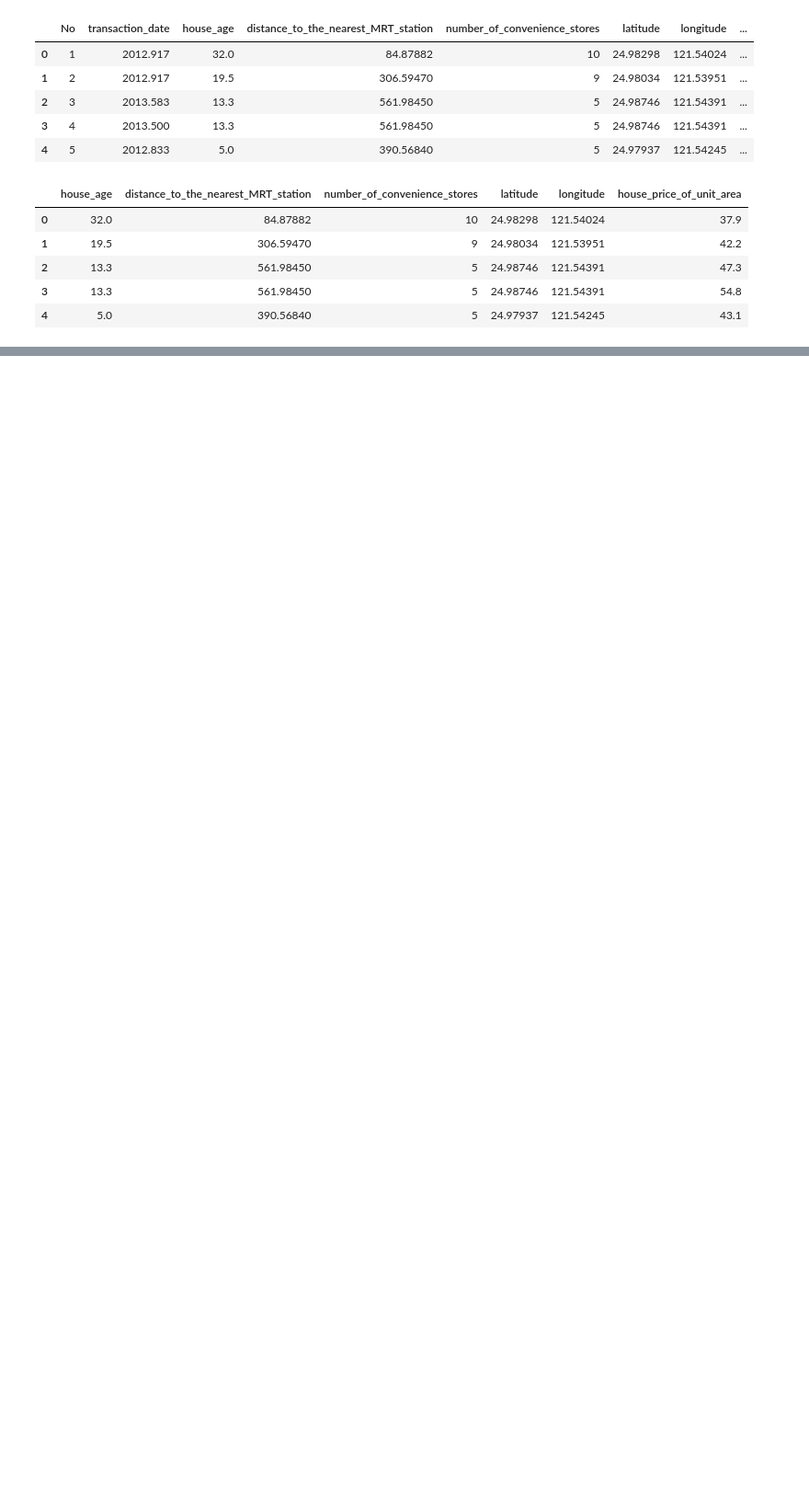
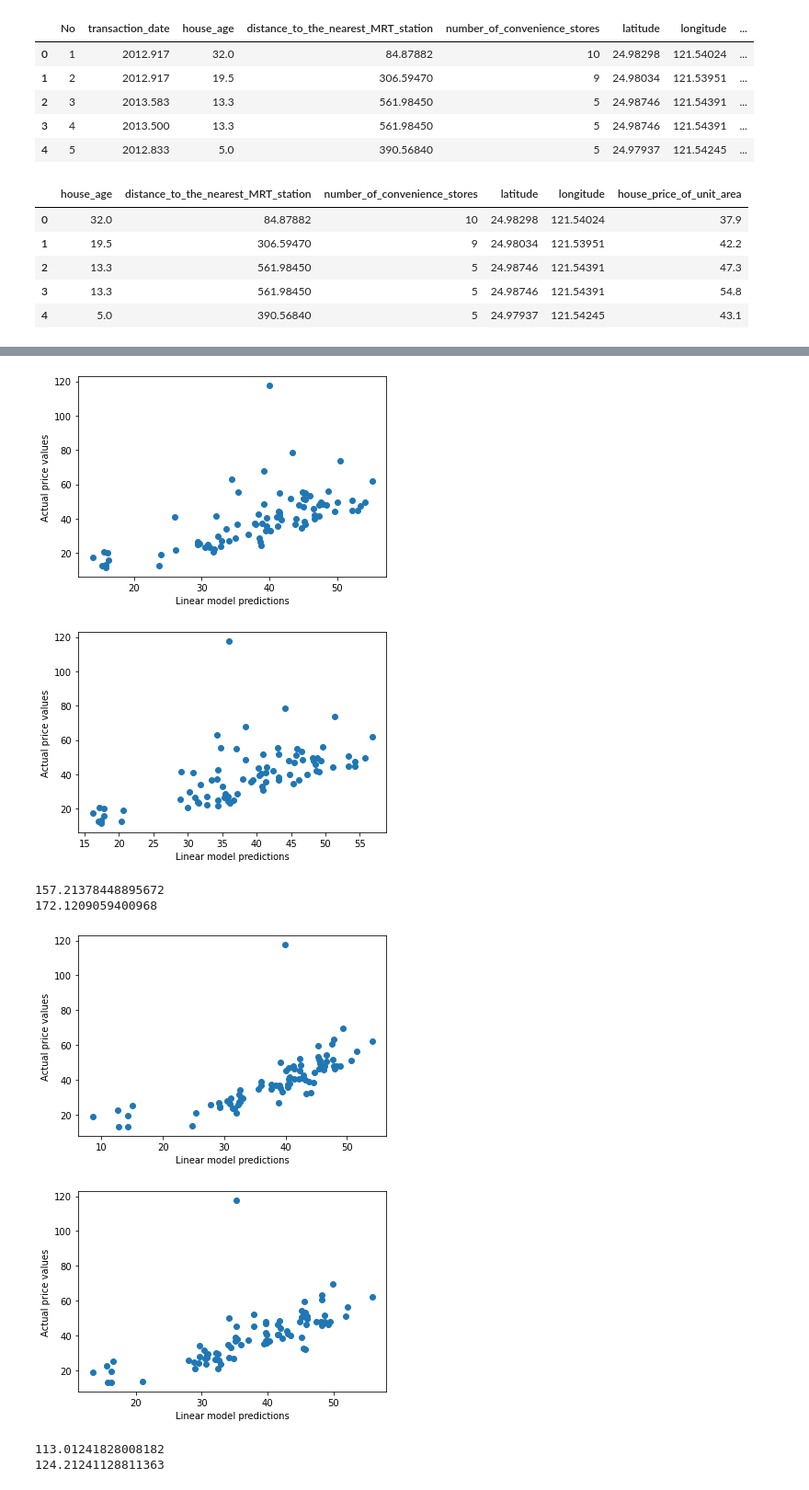
Before and after one commit to morgangant16/DATA-445, a Jupyter notebook: Homework/Homework_1.ipynb, the cells around one changed output, grey strips where cells are left out. Shown at 92% size. Saved outputs shown, nothing was run; the diff lists cells and outputs as text; code cells hidden in the pictures; blank space fills up the shorter version.

```diff
--- a/Homework/Homework_1.ipynb
+++ b/Homework/Homework_1.ipynb
@@ -45,0 +116,57 @@ x_train, x_test, y_train, y_test = train_test_split(x, y, test_size= 0.2)
+# %%
+for x in range(1, 100):
+    from sklearn.model_selection import train_test_split
+
+    #Define the input and target variable
+    x= house_price.drop(columns= 'house_price_of_unit_area', axis=1)
+    y= house_price['house_price_of_unit_area']
+
+    #Splitting the data
+    x_train, x_test, y_train, y_test = train_test_split(x, y, test_size= 0.2)
+
+    from sklearn.linear_model import LinearRegression
+    #Building Linear Model
+    lm_md= LinearRegression().fit(x_train, y_train)
+
+    #Make predictions on test
+    lm_pred= lm_md.predict(x_test)
+    lm_pred #How good are these predictions?
+
+    import matplotlib.pyplot as plt
+    plt.scatter(lm_pred, y_test)
+    plt.xlabel('Linear model predictions')
+    plt.ylabel('Actual price values')
+    plt.show()
+
+    #Computing MSE (Lower the better)
+    MSE=np.mean((y_test-lm_pred)**2)
+
+    #2nd LR Model
+    x_train2= x_train.drop(columns='distance_to_the_nearest_MRT_station')
+    lm_md= LinearRegression().fit(x_train2, y_train)
+
+    #Make predictions on test
+    x_test2=x_test.drop(columns='distance_to_the_nearest_MRT_station')
+    lm_pred2= lm_md.predict(x_test2)
+    lm_pred2 #How good are these predictions?
+
+    import matplotlib.pyplot as plt
+    plt.scatter(lm_pred2, y_test)
+    plt.xlabel('Linear model predictions')
+    plt.ylabel('Actual price values')
+    plt.show()
+
+    #Computing MSE (Lower the better)
+    MSE2=np.mean((y_test-lm_pred2)**2)
+
+    print(MSE)
+    print(MSE2)
+# %% [output]
+[figure, added]
+[figure, added]
+157.21378448895672
+172.1209059400968
+[figure, added]
+[figure, added]
+113.01241828008182
+124.21241128811363
```
Also changed, not shown: parts of 10 cells of this notebook.
